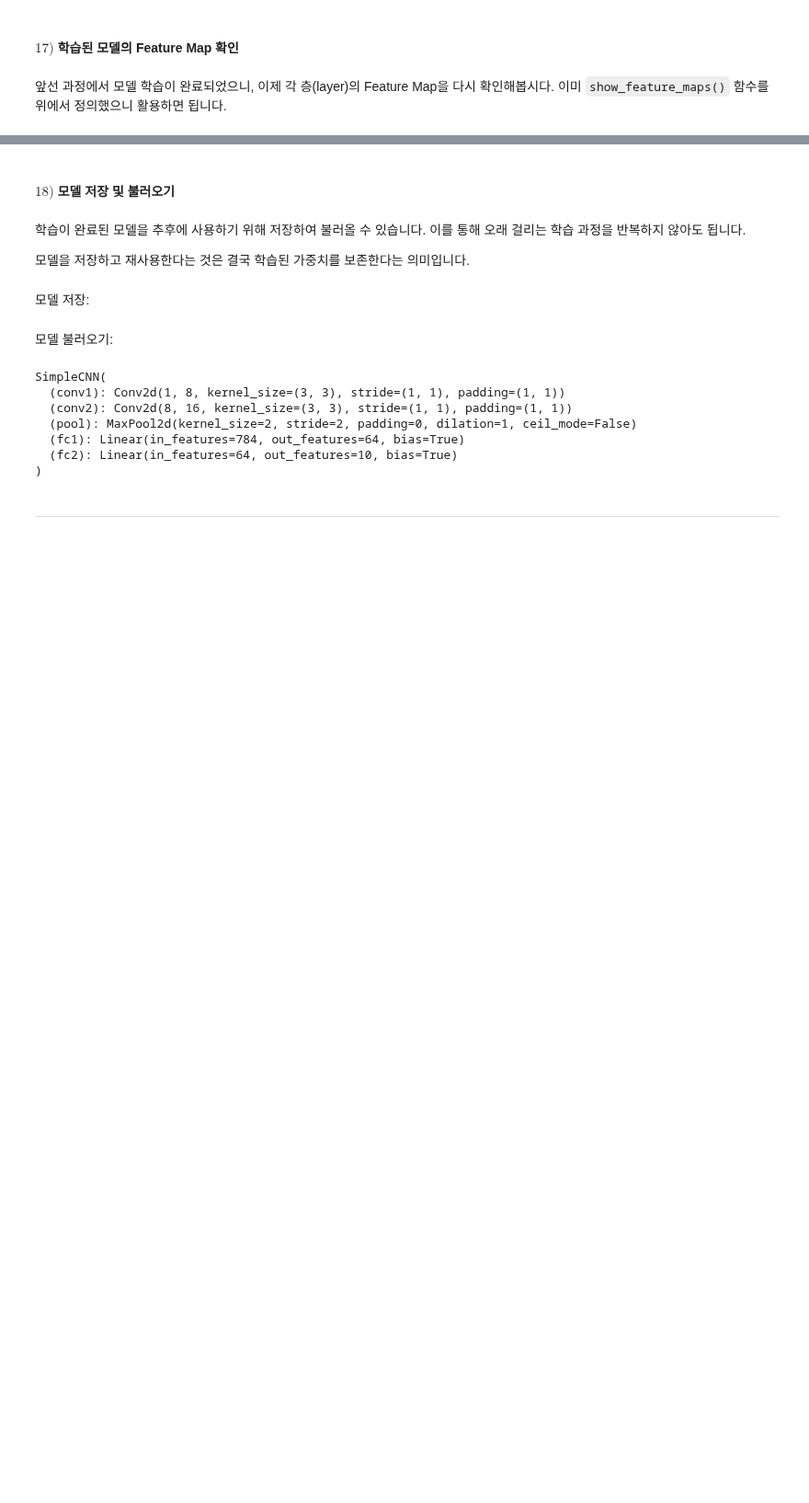
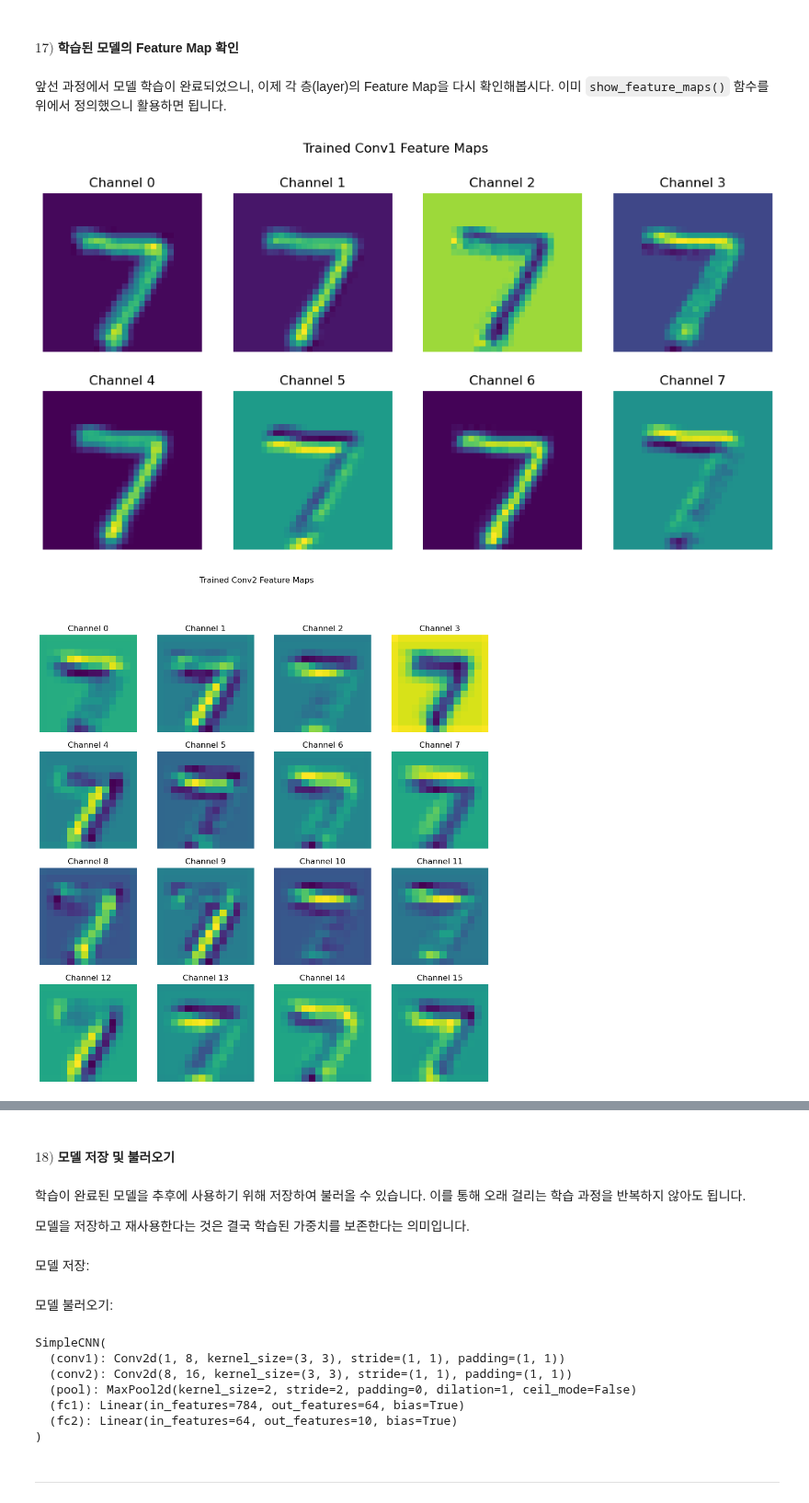
Before and after one commit to HONGSAHUN/Vision-LLM-202138150, a Jupyter notebook: 03_DL-and-GPU.ipynb, the cells around one changed output, grey strips where cells are left out. Shown at 92% size. Saved outputs shown, nothing was run; the diff lists cells and outputs as text; code cells hidden in the pictures; blank space fills up the shorter version.

```diff
--- a/03_DL-and-GPU.ipynb
+++ b/03_DL-and-GPU.ipynb
@@ -2245,29 +2239,58 @@ plt.show()
 # %%
 # TODO: CNN 각 층의 Feature Map 시각화
 # TODO: cmap="viridis" 사용
 
 
 # TODO: 이미지 선택
-image, true_label = ...
+image, true_label = test_dataset[0]
+input_batch = image.unsqueeze(0).to(device)
 
 # TODO: 역전파(파라미터 수정) 없이 순전파 수행
 model.eval()
-...
+with torch.no_grad():
+    logits, features = model(
+        input_batch,
+        return_features=True,
+    )
 
 # TODO: Conv1 Feature Maps 8개 시각화
-show_feature_maps(...)
+show_feature_maps(
+        features["conv1"],
+    title="Trained Conv1 Feature Maps",
+    max_maps=8,
+    cmap="viridis",
+)
 
 # TODO: Conv2 Feature Maps 16개 시각화
-show_feature_maps(...)
+show_feature_maps(
+    features["conv2"],
+    title="Trained Conv2 Feature Maps",
+    max_maps=16,
+    cmap="viridis",
+)
 
 # TODO: 6개 Layer별 대표 Feature Map 4개씩 비교
 layer_names = [
     "conv1",
     "relu1",
     "pool1",
     "conv2",
     "relu2",
     "pool2"
 ]
 
+for layer_name in layer_names:
+    show_feature_maps(
+        features[layer_name],
+        title=layer_name,
+        max_maps=4,
+        cmap="viridis",
+    )
+
+
+plt.show()
+
 # 과제
+# %% [output]
+[figure, added]
+[figure, added]
```
Also changed, not shown: parts of 44 cells of this notebook, 2 other files.
